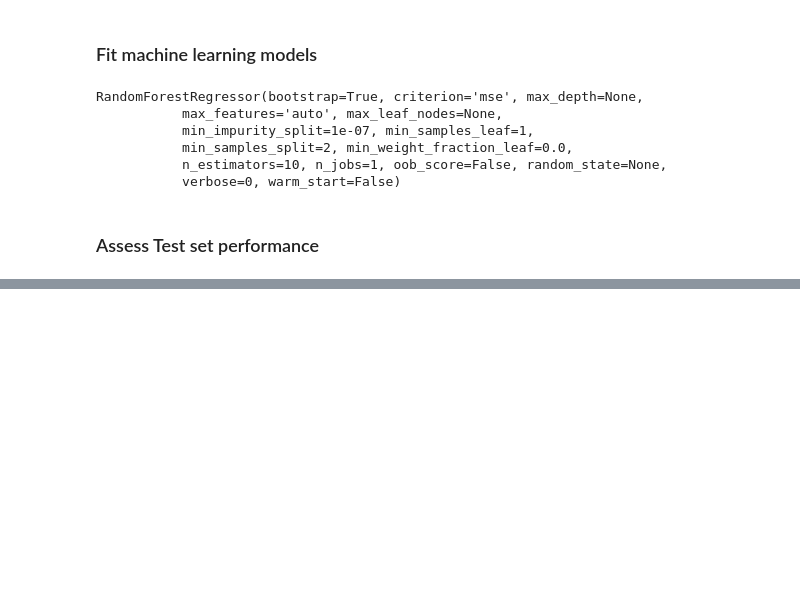
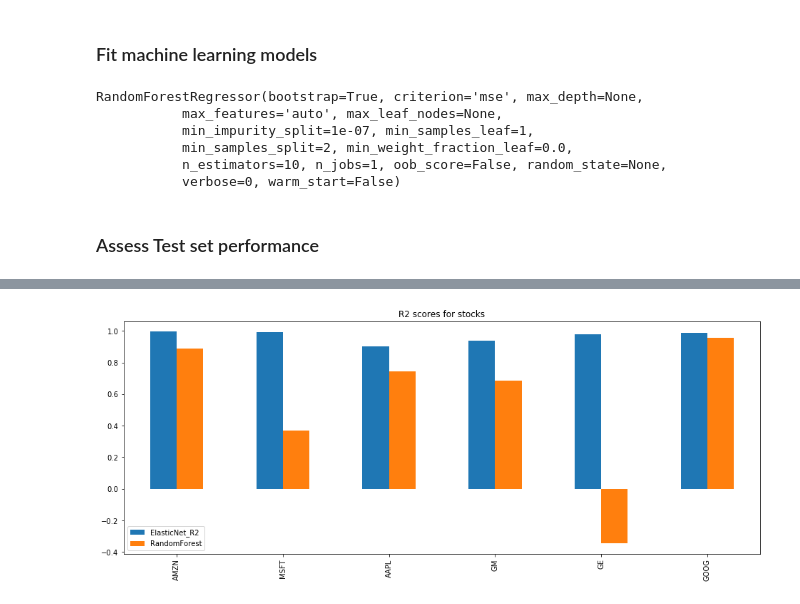
Before and after one commit to sithankanna/ML2, a Jupyter notebook: TimeSeries_Tutorial.ipynb, the cells around one changed output, grey strips where cells are left out. Cells and saved outputs as stored; diff of their text form; code cells hidden in the pictures; blank space fills up the shorter version.

```diff
--- a/TimeSeries_Tutorial.ipynb
+++ b/TimeSeries_Tutorial.ipynb
@@ -158,0 +165,24 @@ target 1.0
+# %%
+# Get indices for training and evalutaion sets#
+n_splits = 20
+gs_split = GroupShuffleSplit(n_splits=n_splits, test_size=0.1)
+
+enet_r2s = list()
+rf_r2s = list()
+test_stocks = list()
+
+for train_idx, test_idx in  gs_split.split(data, groups=data['stock']):
+    y_train, X_train = data.iloc[train_idx][label], data.iloc[train_idx][features]
+    y_test, X_test = data.iloc[test_idx][label], data.iloc[test_idx][features]
+
+    # Elastic Net
+    model_enet.fit(X_train.iloc[:, 1:], y_train['target'])
+
+    # Random Forest
+    model_rf.fit(X_train.iloc[:, 1:], y_train['target'])
+
+    print('Evaluating on: ', set(X_test['stock']).pop())
+
+    enet_r2s.append(r2_score(y_pred=model_enet.predict(X_test.iloc[:, 1:]), y_true=y_test['target']))
+    rf_r2s.append(r2_score(y_pred=model_rf.predict(X_test.iloc[:, 1:]), y_true=y_test['target']))
+    test_stocks.append(set(X_test['stock']).pop())
@@ -158,0 +210,7 @@ target 1.0
+# %%
+df_cv_results = pd.DataFrame({'ElasticNet_R2':enet_r2s, 'RandomForest':rf_r2s}, index=test_stocks)
+print("Cross-validation R2 Scores")
+print(df_cv_results.mean())
+
+df_cv_results = df_cv_results[~df_cv_results.index.duplicated()].plot(kind='bar')
+df_cv_results.mean()
@@ -158,0 +225,5 @@ target 1.0
+# %%
+df_cv_results[~df_cv_results.index.duplicated()].plot(kind='bar', title='R2 scores for stocks')
+plt.show()
+# %% [output]
+[figure, added]
```
Also changed, not shown: parts of 8 cells of this notebook.
